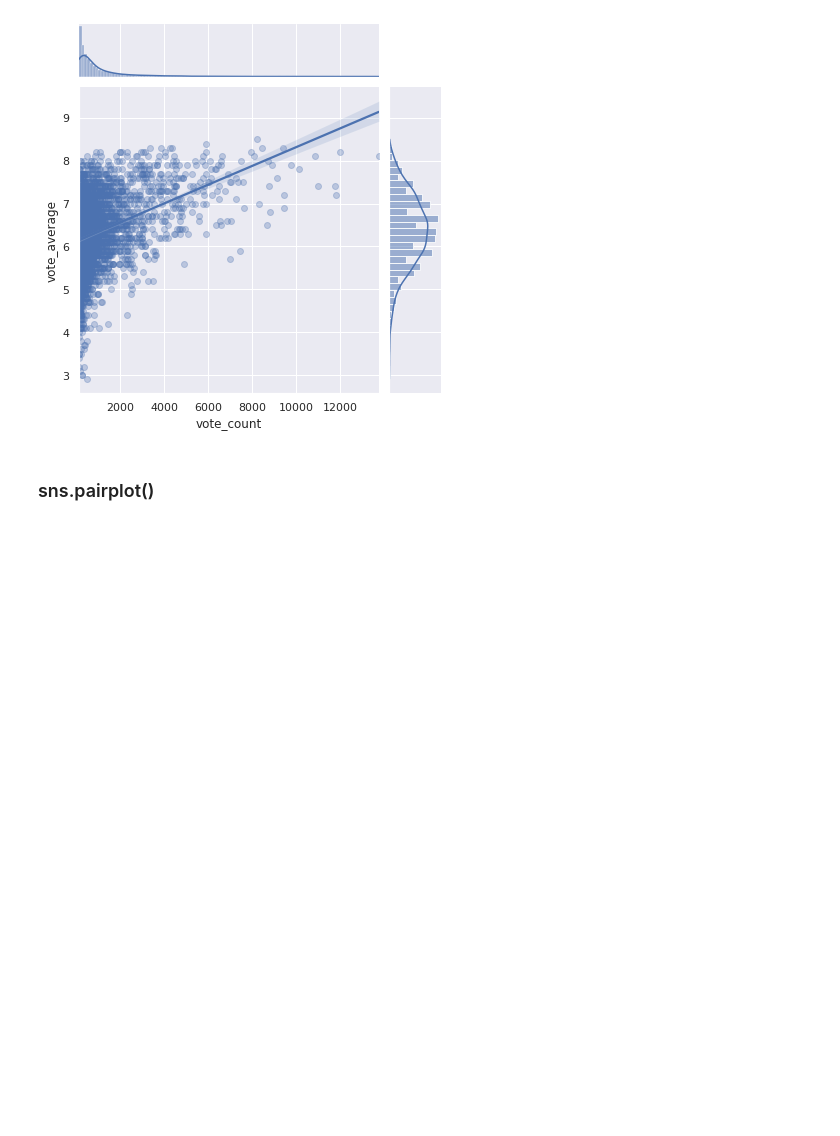
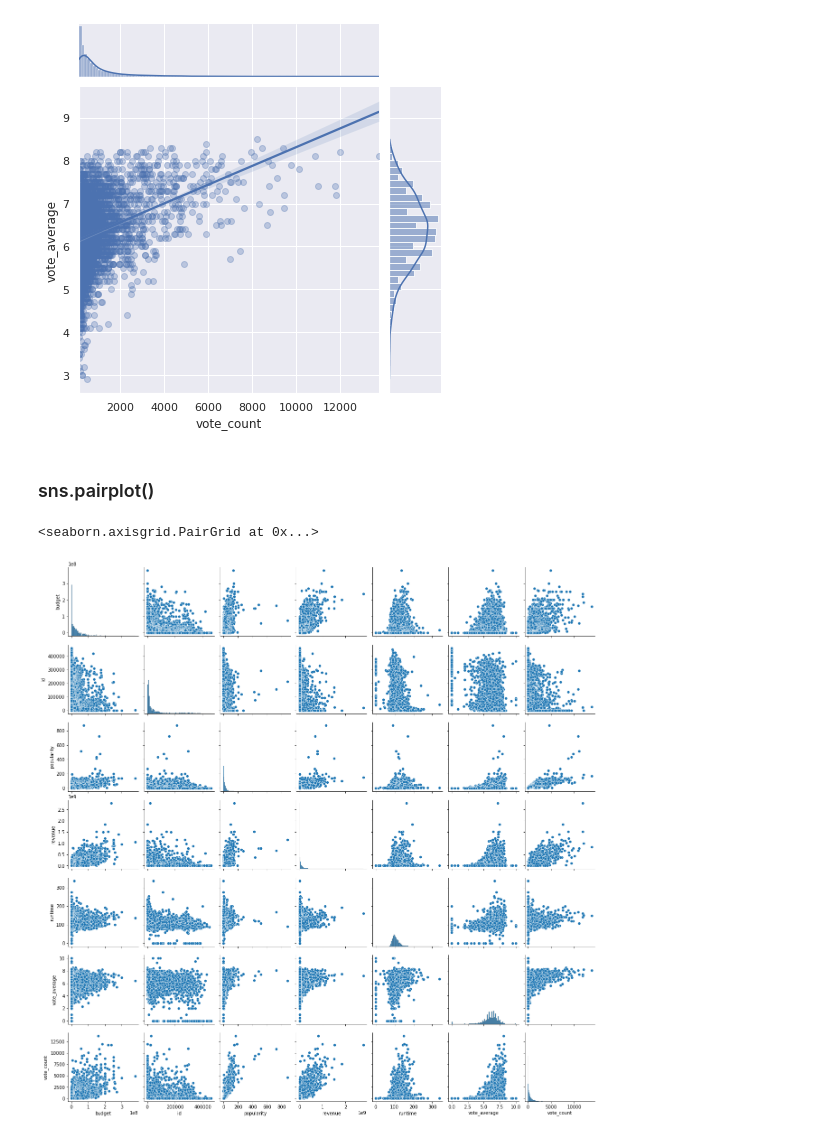
Before and after one commit to lotten30/python-lesson, a Jupyter notebook: datascientistus/Sec.7_Seaborn.ipynb, the cells around one changed output. Drawn from its saved outputs; the diff is of its cells as text; code cells hidden in the pictures; blank space fills up the shorter version.

```diff
--- a/datascientistus/Sec.7_Seaborn.ipynb
+++ b/datascientistus/Sec.7_Seaborn.ipynb
@@ -47,3 +46,9 @@ sns.jointplot(x='vote_count', y='vote_average', data=df, kind='reg', joint_kws={
 [figure]
 # %% [markdown]
 ### sns.pairplot()
+# %%
+df = pd.read_csv('dataset/tmdb_5000_movies.csv')
+sns.pairplot(df)
+# %% [output]
+<seaborn.axisgrid.PairGrid at 0x...>
+[figure, added]
```
Also changed, not shown: parts of 8 cells of this notebook.
